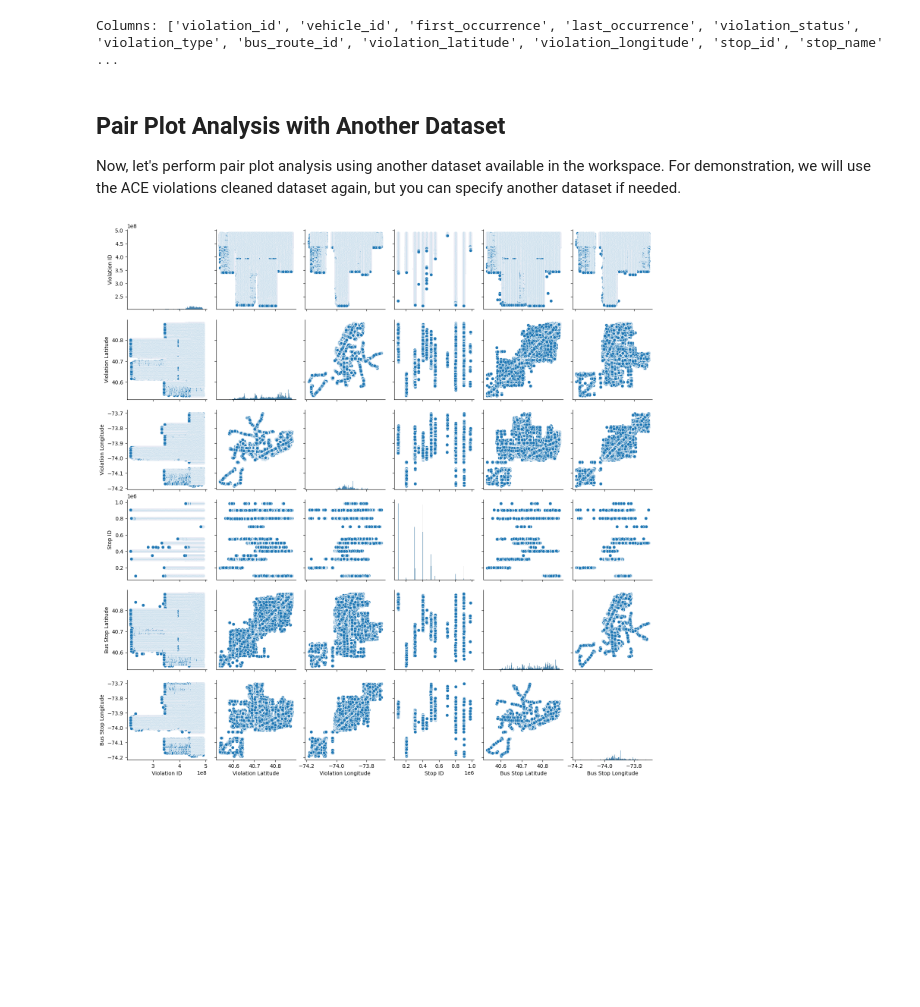
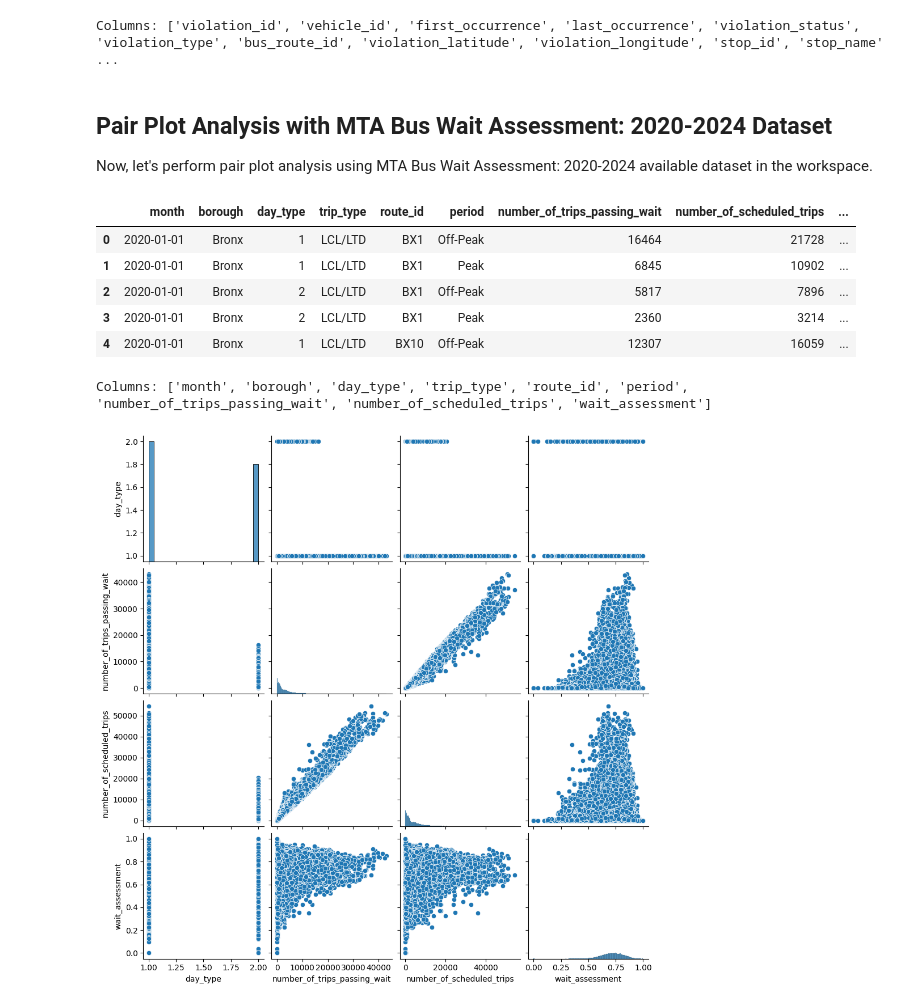
Before and after one commit to MHC-Datathon/Guinea-Pigs, a Jupyter notebook: dataset-patterns/pattern_pairplot_selected_columns.ipynb, the cells around one changed output. Cells and saved outputs as stored; diff of their text form; code cells hidden in the pictures; blank space fills up the shorter version.

Commit message:
Revised pattern pairplot notebook with the recommended datasets

```diff
--- a/dataset-patterns/pattern_pairplot_selected_columns.ipynb
+++ b/dataset-patterns/pattern_pairplot_selected_columns.ipynb
@@ -42,19 +42,27 @@ Note: you may need to restart the kernel to use updated packages.
 | 4 | 489741940 | 7feac037b62d591ffb1214e356157f3dd... | 08/20/2025 10:52:57 AM | 08/20/2025 11:16:57 AM | EXEMPT - EMERGENCY VEHICLE | MOBILE BUS STOP | ... |
 Columns: ['violation_id', 'vehicle_id', 'first_occurrence', 'last_occurrence', 'violation_status', 'violation_type', 'bus_route_id', 'violation_latitude', 'violation_longitude', 'stop_id', 'stop_name' ...
 # %% [markdown]
-## Pair Plot Analysis with Another Dataset
+## Pair Plot Analysis with MTA Bus Wait Assessment: 2020-2024 Dataset
 
-Now, let's perform pair plot analysis using another dataset available in the workspace. For demonstration, we will use the ACE violations cleaned dataset again, but you can specify another dataset if needed.
+Now, let's perform pair plot analysis using MTA Bus Wait Assessment: 2020-2024 available dataset in the workspace.
 # %%
 # Example: Load another dataset (can be replaced with any other CSV file)
-other_file_path = '/Users/test/MTA-Datathon/dataset-patterns/data/MTA_Bus_Automated_Camera_Enforcement_Violations__Beginning_October_2019_20250922.csv'  # Change this to another dataset if needed
+other_file_path = 'data/MTA_Bus_Wait_Assessment__2020_-_2024_20250923.csv'
 other_df = pd.read_csv(other_file_path)
-
+display(other_df.head())
+print('Columns:', other_df.columns.tolist())
 # Select columns for pairplot (update as needed)
 numerical_cols = other_df.select_dtypes(include=['number']).columns.tolist()
 
 # Perform pairplot
 sns.pairplot(other_df[numerical_cols])
 plt.show()
 # %% [output]
+|  | month | borough | day_type | trip_type | route_id | period | number_of_trips_passing_wait | number_of_scheduled_trips | ... |
+| 0 | 2020-01-01 | Bronx | 1 | LCL/LTD | BX1 | Off-Peak | 16464 | 21728 | ... |
+| 1 | 2020-01-01 | Bronx | 1 | LCL/LTD | BX1 | Peak | 6845 | 10902 | ... |
+| 2 | 2020-01-01 | Bronx | 2 | LCL/LTD | BX1 | Off-Peak | 5817 | 7896 | ... |
+| 3 | 2020-01-01 | Bronx | 2 | LCL/LTD | BX1 | Peak | 2360 | 3214 | ... |
+| 4 | 2020-01-01 | Bronx | 1 | LCL/LTD | BX10 | Off-Peak | 12307 | 16059 | ... |
+Columns: ['month', 'borough', 'day_type', 'trip_type', 'route_id', 'period', 'number_of_trips_passing_wait', 'number_of_scheduled_trips', 'wait_assessment']
-[figure, old version]
+[figure, new version]
```
Also changed, not shown: parts of 4 cells of this notebook.
